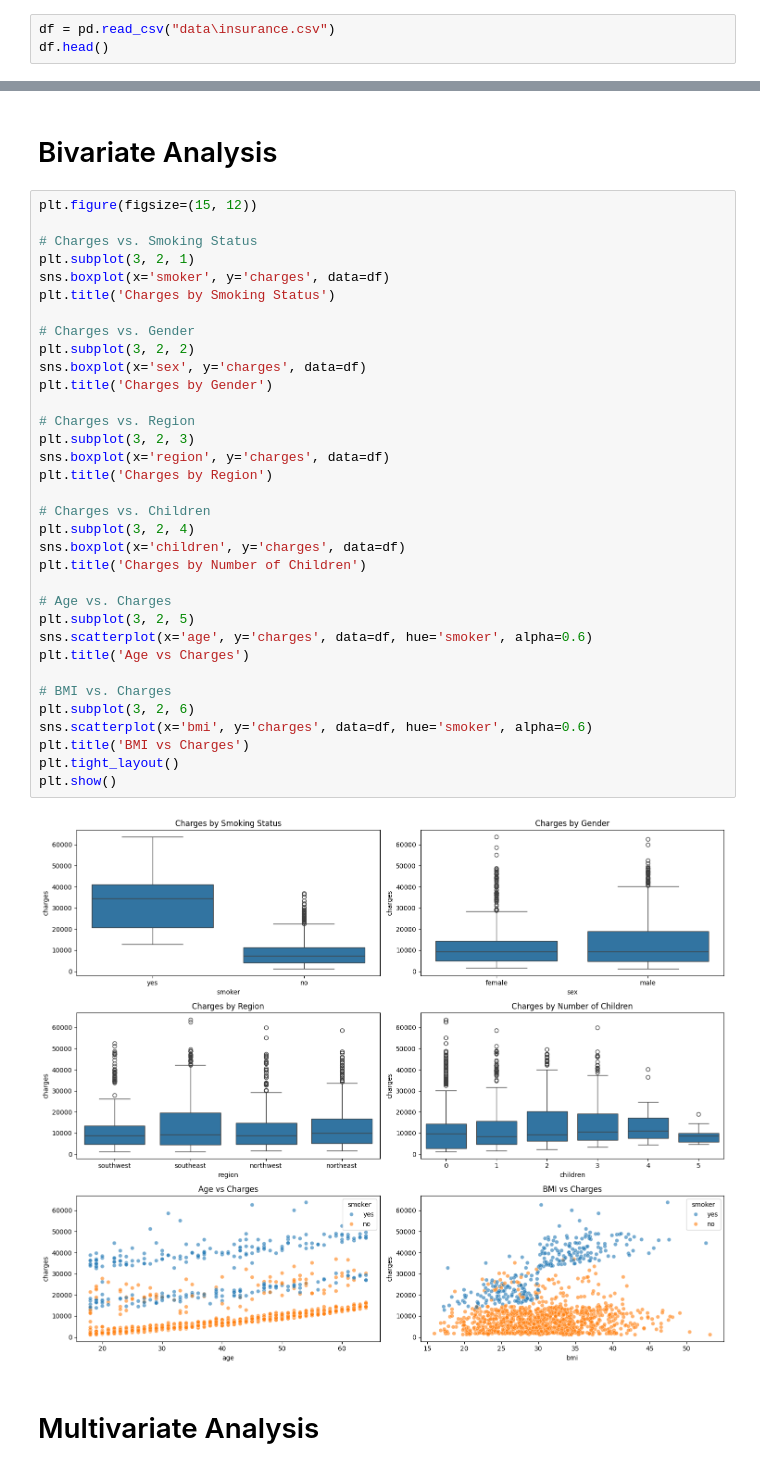
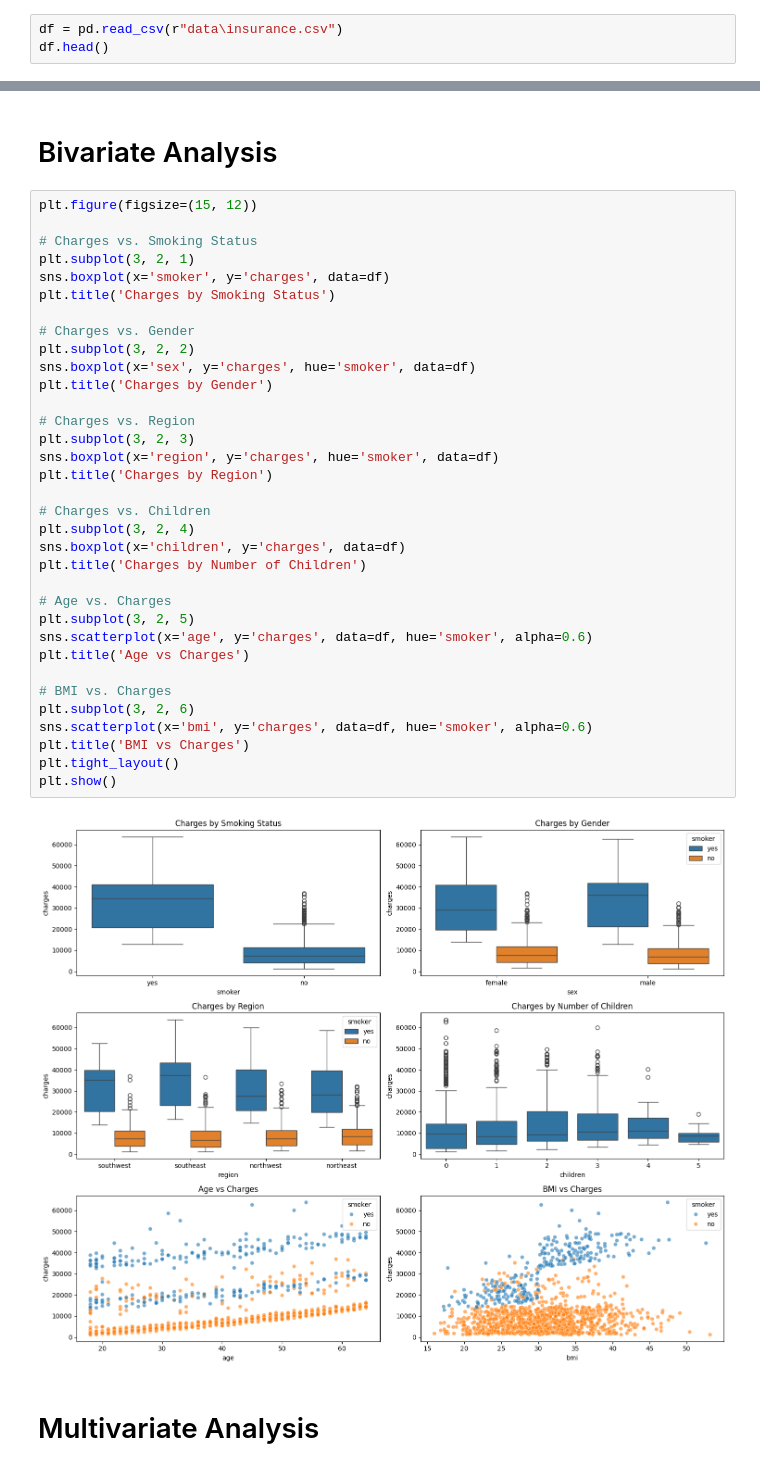
Before and after one commit to samanwaya938/Insurance_Charge_Prediction, a Jupyter notebook: experiment/testing.ipynb, the cells around one changed output, grey strips where cells are left out. Drawn from its saved outputs; the diff is of its cells as text.

```diff
--- a/experiment/testing.ipynb
+++ b/experiment/testing.ipynb
@@ -6,5 +10,5 @@ import seaborn as sns
 # %%
-df = pd.read_csv("data\insurance.csv")
+df = pd.read_csv(r"data\insurance.csv")
 df.head()
 # %% [output]
 |  | index | age | sex | bmi | children | smoker | region | charges |
@@ -118,36 +122,36 @@ plt.figure(figsize=(15, 12))
 # Charges vs. Smoking Status
 plt.subplot(3, 2, 1)
 sns.boxplot(x='smoker', y='charges', data=df)
 plt.title('Charges by Smoking Status')
 
 # Charges vs. Gender
 plt.subplot(3, 2, 2)
-sns.boxplot(x='sex', y='charges', data=df)
+sns.boxplot(x='sex', y='charges', hue='smoker', data=df)
 plt.title('Charges by Gender')
 
 # Charges vs. Region
 plt.subplot(3, 2, 3)
-sns.boxplot(x='region', y='charges', data=df)
+sns.boxplot(x='region', y='charges', hue='smoker', data=df)
 plt.title('Charges by Region')
 
 # Charges vs. Children
 plt.subplot(3, 2, 4)
 sns.boxplot(x='children', y='charges', data=df)
 plt.title('Charges by Number of Children')
 
 # Age vs. Charges
 plt.subplot(3, 2, 5)
 sns.scatterplot(x='age', y='charges', data=df, hue='smoker', alpha=0.6)
 plt.title('Age vs Charges')
 
 # BMI vs. Charges
 plt.subplot(3, 2, 6)
 sns.scatterplot(x='bmi', y='charges', data=df, hue='smoker', alpha=0.6)
 plt.title('BMI vs Charges')
 plt.tight_layout()
 plt.show()
 # %% [output]
-[figure, old version]
+[figure, new version]
 # %% [markdown]
 # Multivariate Analysis
 # %%
```
Also changed, not shown: parts of 7 cells of this notebook, 6 other files.
